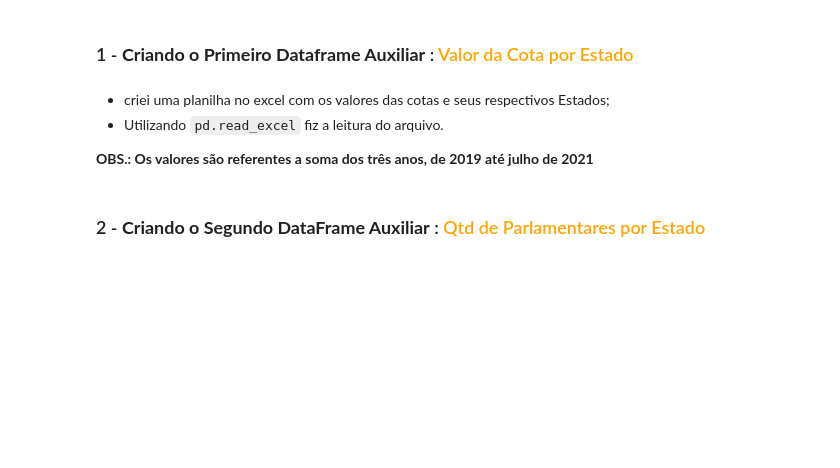
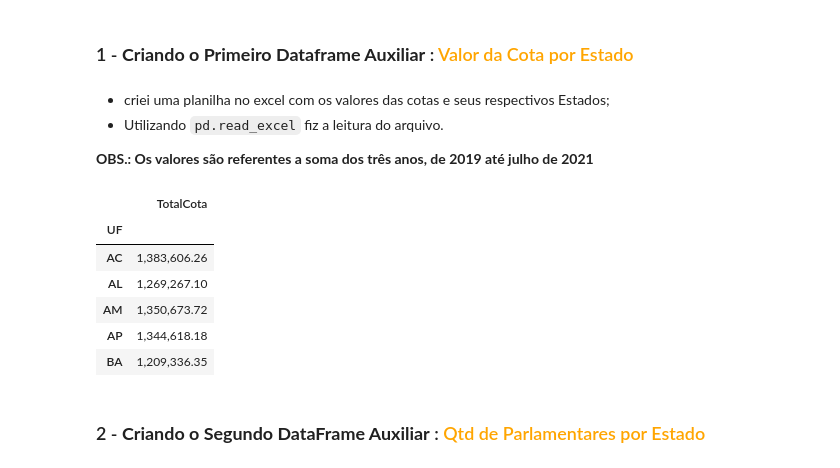
Before and after one commit to rddiasbk/Projetto-M5---An-lise-de-Cota-Parlamentar, a Jupyter notebook: projeto5_grupo1.ipynb, the cells around one changed output. Drawn from its saved outputs; the diff is of its cells as text; code cells hidden in the pictures; blank space fills up the shorter version.

```diff
--- a/projeto5_grupo1.ipynb
+++ b/projeto5_grupo1.ipynb
@@ -518,8 +960,16 @@ O valor máximo mensal da cota depende da unidade da federação que o deputado
 
 **OBS.: Os valores são referentes a soma dos três anos, de 2019 até julho de 2021**
 # %%
-cota_total =pd.read_excel('/content/Cota_Total.xlsx', index_col=0)
+cota_total =pd.read_excel('/content/drive/MyDrive/Colab Notebooks/Cota_Total.xlsx', index_col=0)
 cota_total.head()
+# %% [output]
+|  | TotalCota |
+| UF |  |
+| AC | 1,383,606.26 |
+| AL | 1,269,267.10 |
+| AM | 1,350,673.72 |
+| AP | 1,344,618.18 |
+| BA | 1,209,336.35 |
 # %% [markdown]
 ### 2 -  **Criando o Segundo DataFrame Auxiliar** : <font color='orange' style='font-size: 50px;'>Qtd de Parlamentares por Estado
 # %% [markdown]
```
Also changed, not shown: parts of 78 cells of this notebook.
